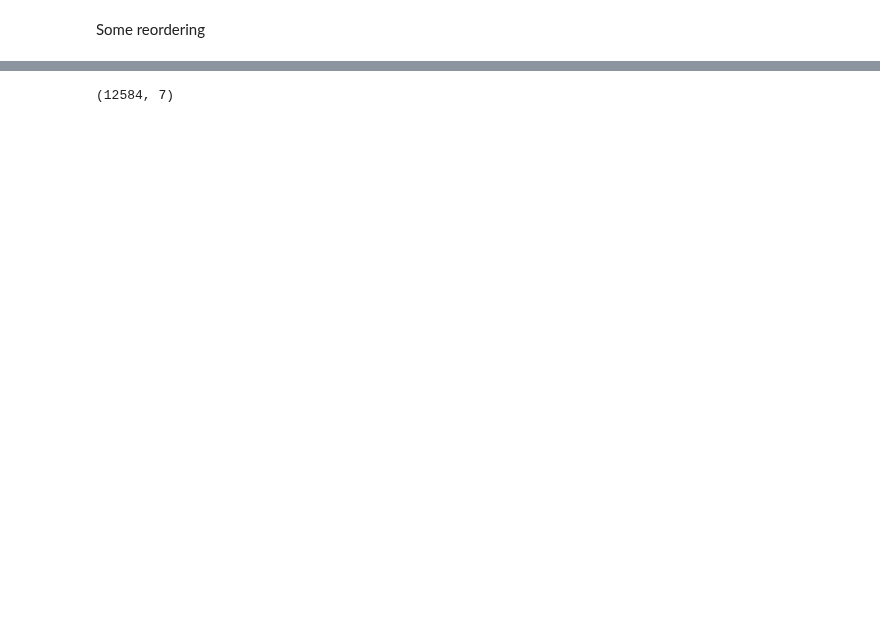
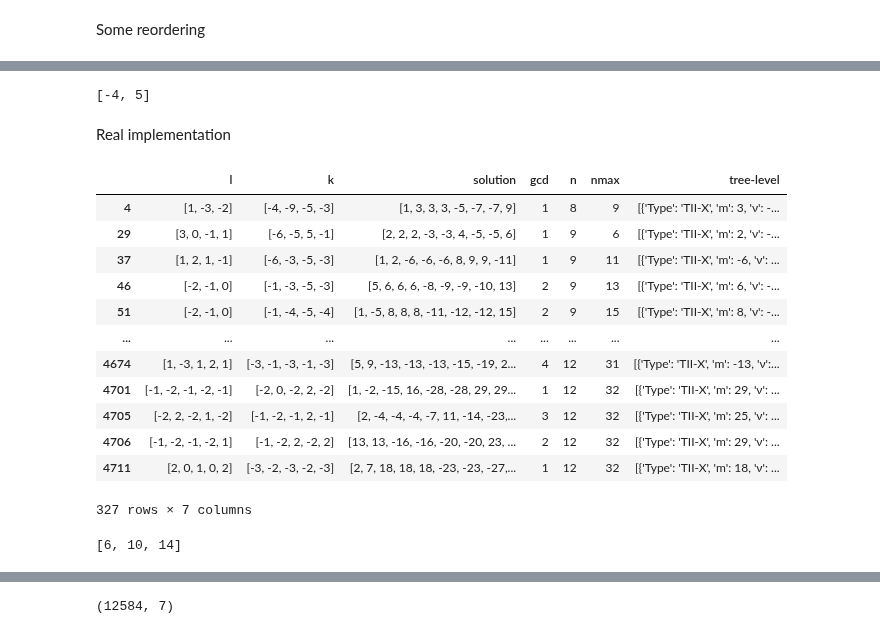
Before and after one commit to LBJ-Wade/anomaly, a Jupyter notebook: Type_II_Dark_Dirac_Seesaw.ipynb, the cells around one changed output, grey strips where cells are left out. Saved outputs shown, nothing was run; the diff lists cells and outputs as text; code cells hidden in the pictures; blank space fills up the shorter version.

```diff
--- a/Type_II_Dark_Dirac_Seesaw.ipynb
+++ b/Type_II_Dark_Dirac_Seesaw.ipynb
@@ -34,0 +86,9 @@ $$ \nu+s=0$$
+# %%
+s=-1
+ms=set([x for x in itertools.permutations([-4, -4, 5],2) if x[0]<=x[1]])
+xs=[ x for x in ms if abs(x[0]+x[1])==abs(s) ]
+[x for sublist in xs for x in sublist]
+# %% [output]
+[-4, 5]
+# %% [markdown]
+Real implementation
@@ -34,0 +139,56 @@ $$ \nu+s=0$$
+# %%
+Type='TII-X'
+#l=[1,-9,-9,-9,13,18,18,18,-19,-22]
+#def conditions(l):
+def condition(l,Type='TII-X'):
+#if True:
+    sls=[]
+    ms=set([x for x in l if l.count(x)==3])
+    νs=set([x for x in l if l.count(x)==2 or l.count(x)==3])
+    mνs=[(m,ν) for m in ms for ν in νs if m!=ν]
+    sold=0
+    for mν in mνs:
+        m=mν[0]
+        ν=mν[1]
+        s=-m-ν
+        if abs(s)==abs(sold):
+            continue
+        else:
+            sold=s
+        ψs=[x for x in l if x!=ν and x!=m]
+        msslss=get_massles(ψs,s)
+        sp=get_sp(msslss)
+        d={'Type':Type,'m':m,'ν':ν,'s':s,'massless':msslss,'sp':sp}
+        sls.append(d)
+    #sp=None
+    solutions=[d for d in sls if d.get('massless')==[]]
+    if not solutions:
+        solutions=[d for d in sls if d.get('sp')]
+    return solutions
+
+l=[1, 2, -6, -6, -6, 8, 9, 9, -11]
+assert condition(l)[0].get('massless')==[]
+l=[1, 1, 1, -4, -4, 5]
+assert condition(l)[0].get('sp')==10
+l=[1,-9,-9,-9,13,18,18,18,-19,-22]
+assert condition(l)[0].get('sp')==18
+# %%
+dsp['tree-level']=dsp['solution'].apply(condition)
+# %%
+dsp=dsp[dsp['tree-level'].apply(len)>0].reset_index(drop=True)
+# %%
+dsp[dsp['tree-level'].apply(lambda l: [d for d in l if not d.get('massless')]).apply(len)>0]
+# %% [output]
+|  | l | k | solution | gcd | n | nmax | tree-level |
+| 4 | [1, -3, -2] | [-4, -9, -5, -3] | [1, 3, 3, 3, -5, -7, -7, 9] | 1 | 8 | 9 | [{'Type': 'TII-X', 'm': 3, 'ν': -... |
+| 29 | [3, 0, -1, 1] | [-6, -5, 5, -1] | [2, 2, 2, -3, -3, 4, -5, -5, 6] | 1 | 9 | 6 | [{'Type': 'TII-X', 'm': 2, 'ν': -... |
+| 37 | [1, 2, 1, -1] | [-6, -3, -5, -3] | [1, 2, -6, -6, -6, 8, 9, 9, -11] | 1 | 9 | 11 | [{'Type': 'TII-X', 'm': -6, 'ν': ... |
+| 46 | [-2, -1, 0] | [-1, -3, -5, -3] | [5, 6, 6, 6, -8, -9, -9, -10, 13] | 2 | 9 | 13 | [{'Type': 'TII-X', 'm': 6, 'ν': -... |
+| 51 | [-2, -1, 0] | [-1, -4, -5, -4] | [1, -5, 8, 8, 8, -11, -12, -12, 15] | 2 | 9 | 15 | [{'Type': 'TII-X', 'm': 8, 'ν': -... |
+| ... | ... | ... | ... | ... | ... | ... | ... |
+| 4674 | [1, -3, 1, 2, 1] | [-3, -1, -3, -1, -3] | [5, 9, -13, -13, -13, -15, -19, 2... | 4 | 12 | 31 | [{'Type': 'TII-X', 'm': -13, 'ν':... |
+| 4701 | [-1, -2, -1, -2, -1] | [-2, 0, -2, 2, -2] | [1, -2, -15, 16, -28, -28, 29, 29... | 1 | 12 | 32 | [{'Type': 'TII-X', 'm': 29, 'ν': ... |
+| 4705 | [-2, 2, -2, 1, -2] | [-1, -2, -1, 2, -1] | [2, -4, -4, -4, -7, 11, -14, -23,... | 3 | 12 | 32 | [{'Type': 'TII-X', 'm': 25, 'ν': ... |
+| 4706 | [-1, -2, -1, -2, 1] | [-1, -2, 2, -2, 2] | [13, 13, -16, -16, -20, -20, 23, ... | 2 | 12 | 32 | [{'Type': 'TII-X', 'm': 29, 'ν': ... |
+| 4711 | [2, 0, 1, 0, 2] | [-3, -2, -3, -2, -3] | [2, 7, 18, 18, 18, -23, -23, -27,... | 1 | 12 | 32 | [{'Type': 'TII-X', 'm': 18, 'ν': ... |
+327 rows × 7 columns
@@ -34,0 +250,4 @@ $$ \nu+s=0$$
+# %%
+Zpq[:3]
+# %% [output]
+[6, 10, 14]
```
Also changed, not shown: parts of 32 cells of this notebook, 3 other files.
